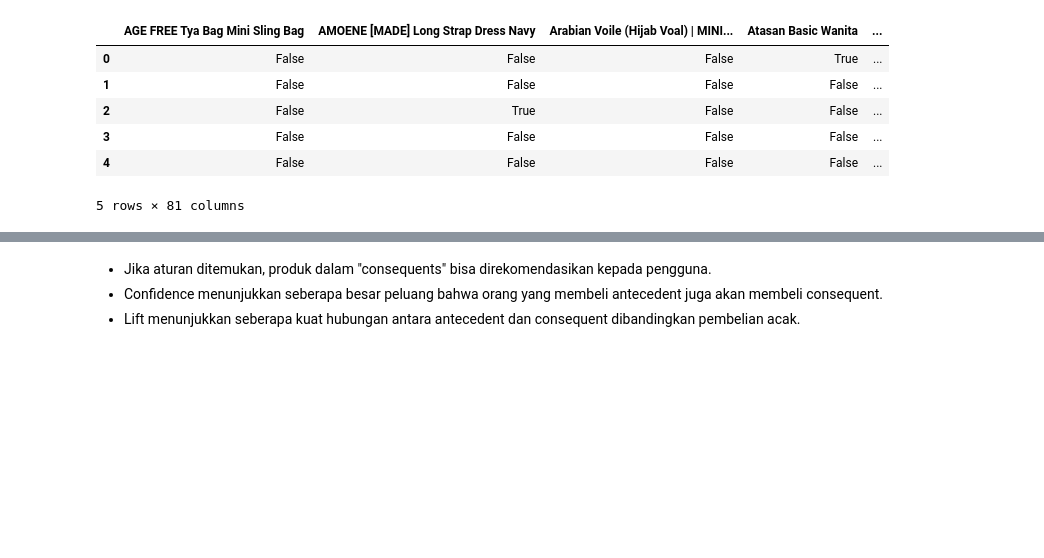
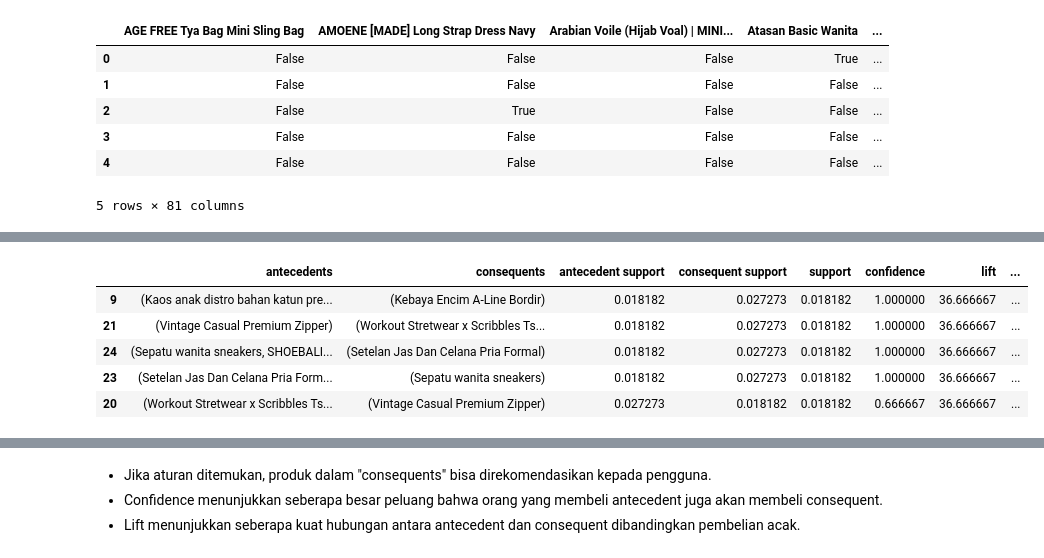
Before and after one commit to carsen09/uas-data-mining, a Jupyter notebook: notebook.ipynb, the cells around one changed output, grey strips where cells are left out. Cells and saved outputs as stored; diff of their text form; code cells hidden in the pictures; blank space fills up the shorter version.

```diff
--- a/notebook.ipynb
+++ b/notebook.ipynb
@@ -567,5 +561,13 @@ frequent_itemsets
 # %%
 rules = association_rules(frequent_itemsets, metric="lift", min_threshold=1)
 rules = rules.sort_values(by='lift', ascending=False)
 rules.head()
-rules.to_csv('association_rules.csv')
+
+# rules.to_csv('association_rules_v2.csv')
+# %% [output]
+|  | antecedents | consequents | antecedent support | consequent support | support | confidence | lift | ... |
+| 9 | (Kaos anak distro bahan katun pre... | (Kebaya Encim A-Line Bordir) | 0.018182 | 0.027273 | 0.018182 | 1.000000 | 36.666667 | ... |
+| 21 | (Vintage Casual Premium Zipper) | (Workout Stretwear x Scribbles Ts... | 0.018182 | 0.027273 | 0.018182 | 1.000000 | 36.666667 | ... |
+| 24 | (Sepatu wanita sneakers, SHOEBALI... | (Setelan Jas Dan Celana Pria Formal) | 0.018182 | 0.027273 | 0.018182 | 1.000000 | 36.666667 | ... |
+| 23 | (Setelan Jas Dan Celana Pria Form... | (Sepatu wanita sneakers) | 0.018182 | 0.027273 | 0.018182 | 1.000000 | 36.666667 | ... |
+| 20 | (Workout Stretwear x Scribbles Ts... | (Vintage Casual Premium Zipper) | 0.027273 | 0.018182 | 0.018182 | 0.666667 | 36.666667 | ... |
```
Also changed, not shown: parts of 15 cells of this notebook, 4 other files.
